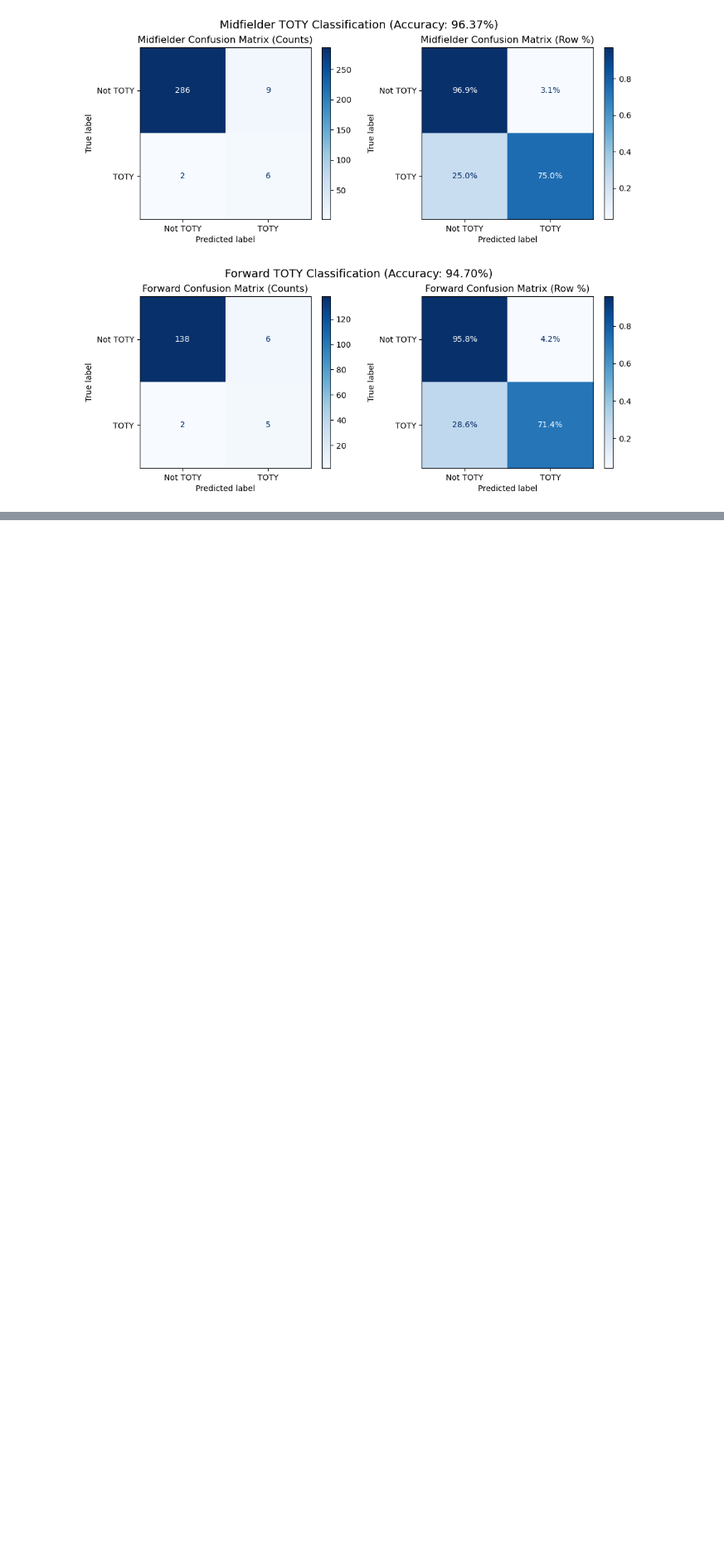
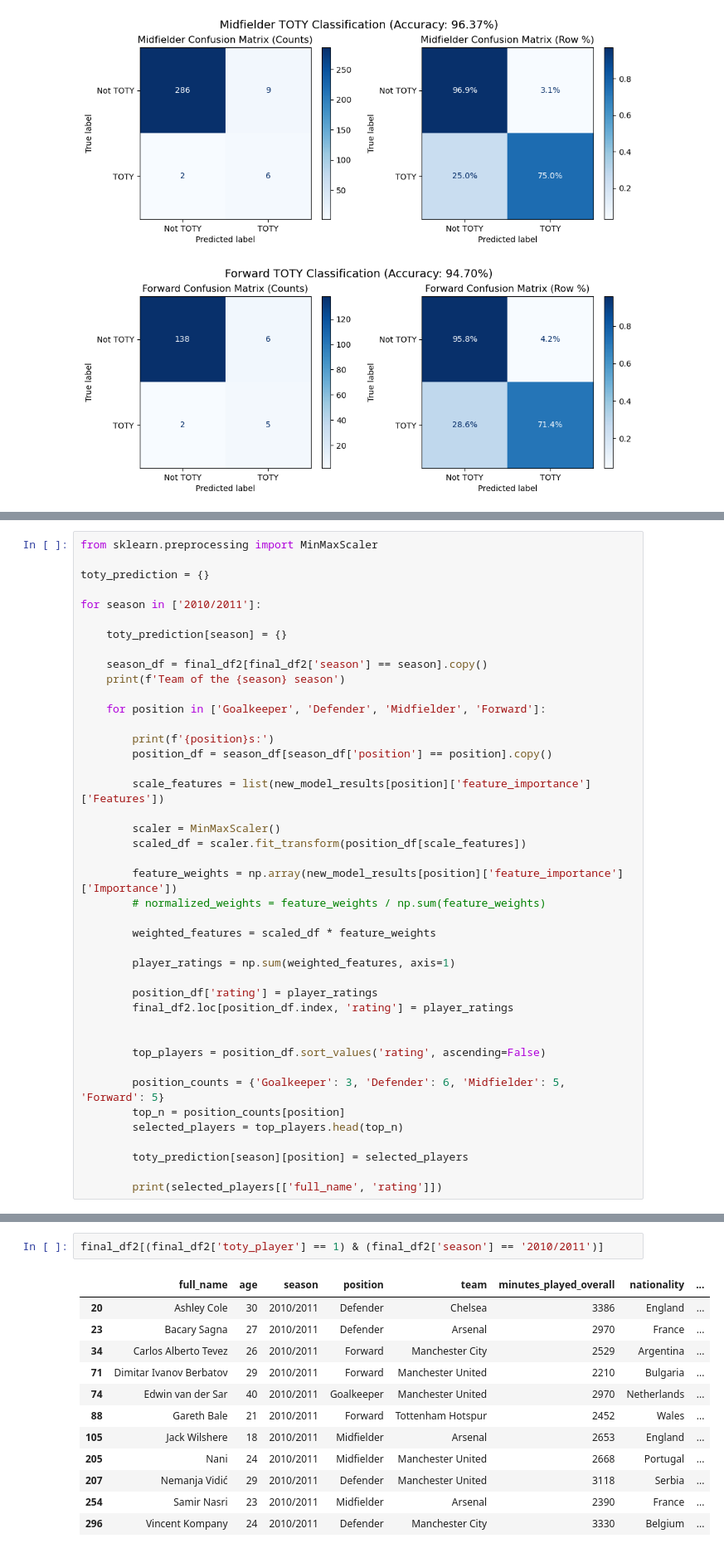
Before and after one commit to wake-up-sid/toty-prediction, a Jupyter notebook: toty-prediction-model.ipynb, the cells around one changed output, grey strips where cells are left out. Shown at 83% size. Cells and saved outputs as stored; diff of their text form; blank space fills up the shorter version.

Commit message:
first rating system

```diff
--- a/toty-prediction-model.ipynb
+++ b/toty-prediction-model.ipynb
@@ -459,0 +483,42 @@ for position, results in new_model_results.items():
+# %%
+from sklearn.preprocessing import MinMaxScaler
+
+toty_prediction = {}
+
+for season in ['2010/2011']:
+
+    toty_prediction[season] = {}
+
+    season_df = final_df2[final_df2['season'] == season].copy()
+    print(f'Team of the {season} season')
+
+    for position in ['Goalkeeper', 'Defender', 'Midfielder', 'Forward']:
+
+        print(f'{position}s:')
+        position_df = season_df[season_df['position'] == position].copy()
+
+        scale_features = list(new_model_results[position]['feature_importance']['Features'])
+
+        scaler = MinMaxScaler()
+        scaled_df = scaler.fit_transform(position_df[scale_features])
+
+        feature_weights = np.array(new_model_results[position]['feature_importance']['Importance'])
+        # normalized_weights = feature_weights / np.sum(feature_weights)
+
+        weighted_features = scaled_df * feature_weights
+
+        player_ratings = np.sum(weighted_features, axis=1)
+
+        position_df['rating'] = player_ratings
+        final_df2.loc[position_df.index, 'rating'] = player_ratings
+
+
+        top_players = position_df.sort_values('rating', ascending=False)
+
+        position_counts = {'Goalkeeper': 3, 'Defender': 6, 'Midfielder': 5, 'Forward': 5}
+        top_n = position_counts[position]
+        selected_players = top_players.head(top_n)
+
+        toty_prediction[season][position] = selected_players
+
+        print(selected_players[['full_name', 'rating']])
@@ -459,0 +543,15 @@ for position, results in new_model_results.items():
+# %%
+final_df2[(final_df2['toty_player'] == 1) & (final_df2['season'] == '2010/2011')]
+# %% [output]
+|  | full_name | age | season | position | team | minutes_played_overall | nationality | ... |
+| 20 | Ashley Cole | 30 | 2010/2011 | Defender | Chelsea | 3386 | England | ... |
+| 23 | Bacary Sagna | 27 | 2010/2011 | Defender | Arsenal | 2970 | France | ... |
+| 34 | Carlos Alberto Tevez | 26 | 2010/2011 | Forward | Manchester City | 2529 | Argentina | ... |
+| 71 | Dimitar Ivanov Berbatov | 29 | 2010/2011 | Forward | Manchester United | 2210 | Bulgaria | ... |
+| 74 | Edwin van der Sar | 40 | 2010/2011 | Goalkeeper | Manchester United | 2970 | Netherlands | ... |
+| 88 | Gareth Bale | 21 | 2010/2011 | Forward | Tottenham Hotspur | 2452 | Wales | ... |
+| 105 | Jack Wilshere | 18 | 2010/2011 | Midfielder | Arsenal | 2653 | England | ... |
+| 205 | Nani | 24 | 2010/2011 | Midfielder | Manchester United | 2668 | Portugal | ... |
+| 207 | Nemanja Vidić | 29 | 2010/2011 | Defender | Manchester United | 3118 | Serbia | ... |
+| 254 | Samir Nasri | 23 | 2010/2011 | Midfielder | Arsenal | 2390 | France | ... |
+| 296 | Vincent Kompany | 24 | 2010/2011 | Defender | Manchester City | 3330 | Belgium | ... |
```
Also changed, not shown: parts of 5 cells of this notebook.
